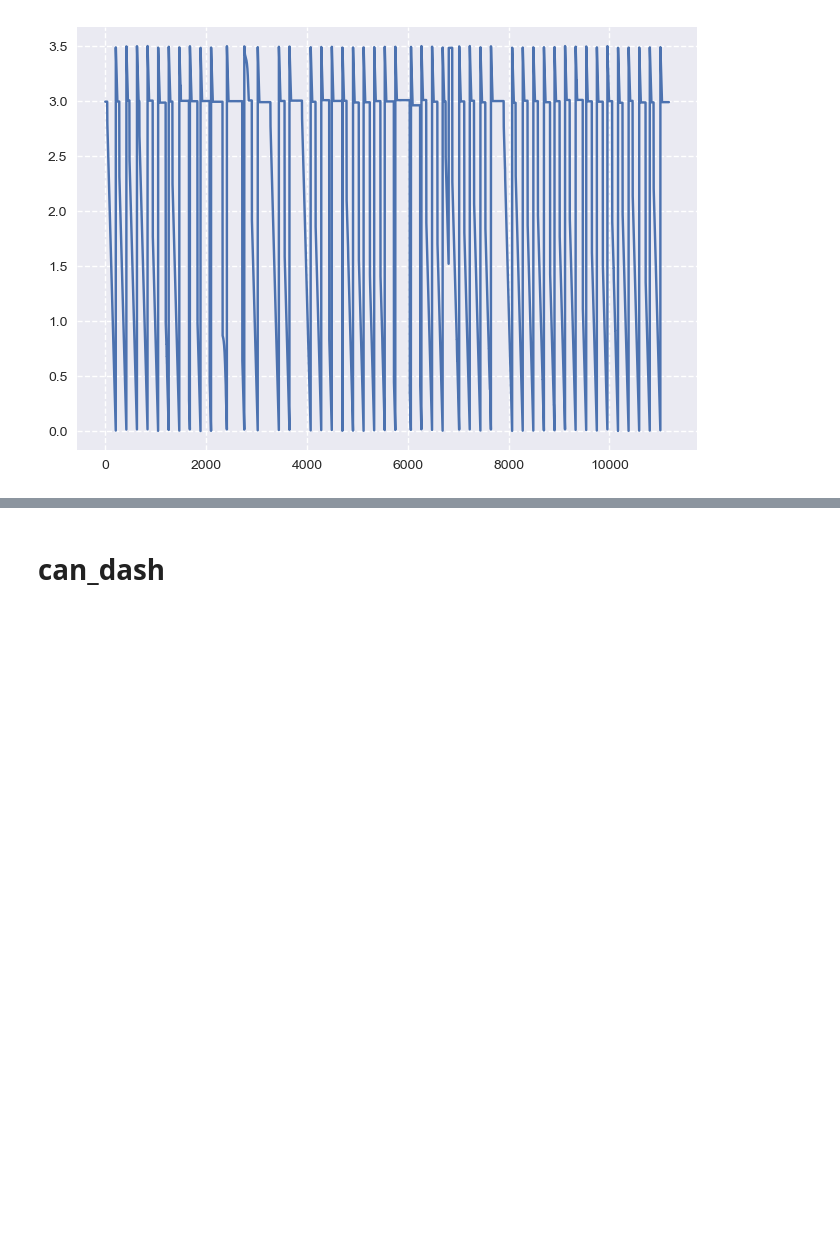
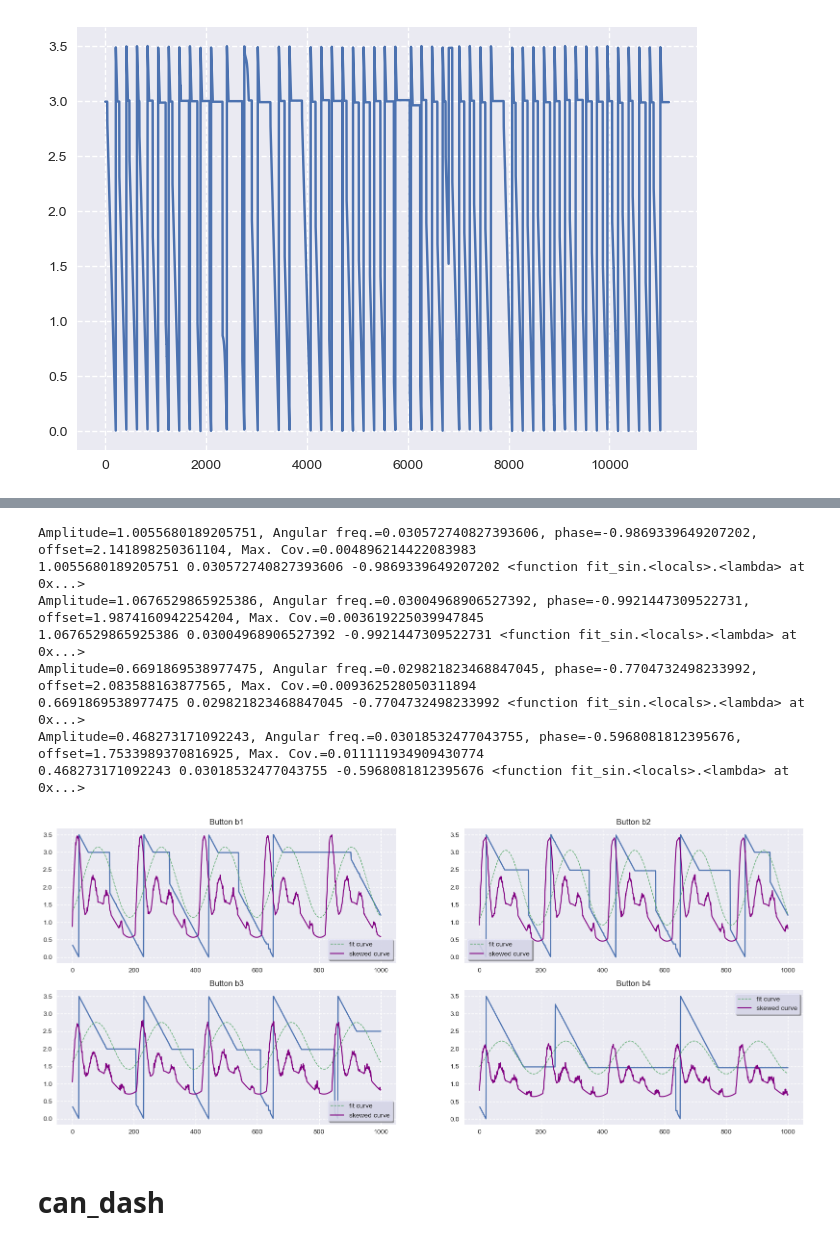
Before and after one commit to alexg-lviv/FruitTheNinja, a Jupyter notebook: ml/data_experiments.ipynb, the cells around one changed output, grey strips where cells are left out. Saved outputs shown, nothing was run; the diff lists cells and outputs as text; code cells hidden in the pictures; blank space fills up the shorter version.

```diff
--- a/ml/data_experiments.ipynb
+++ b/ml/data_experiments.ipynb
@@ -748,3 +764,49 @@ Amplitude=1.1873916536216496, Angular freq.=0.029523012756199427, phase=0.211631
+# %%
+plt.figure(figsize=(20, 8))
+for i, butt in enumerate(["b1", "b2", "b3", "b4"]):
+    plt.subplot(2, 2, i + 1)
+
+    tt = df["frame_count"][:1000]
+    tt2 = np.linspace(0, max(tt), 10*1000)
+    yynoise = df[butt][7000:8000]
+
+    res = fit_sin(tt, yynoise)
+    print( "Amplitude=%(amp)s, Angular freq.=%(omega)s, phase=%(phase)s, offset=%(offset)s, Max. Cov.=%(maxcov)s" % res )
+
+    # plt.plot(tt, yy, "-k", label="y", linewidth=2)
+    # plt.plot(tt, yynoise, "ok", label="y with noise")
+    plt.plot(tt, yynoise)
+
+    fitted_sine = res["fitfunc"](tt2)
+    noisy_fitted = np.clip(np.sum([res["amp"] * np.sin(res["omega"] * k * tt - 0.1 * res["phase"]) for k in range(0, 5, 1)], axis=0) + np.abs(np.random.normal(0, 0.1, len(tt))), 0, 3.5)
+
+    plt.plot(tt2, fitted_sine, label="fit curve", linewidth=1, ls="--")
+    # plt.plot(tt, noisy_fitted, label="y fit noisy", linewidth=1, ls="--")
+
+    from scipy.interpolate import interp1d
+    linear_interpolation = interp1d(tt, noisy_fitted, kind='linear', fill_value='extrapolate')
+    interpolated_array = np.clip(linear_interpolation(tt2), 0, 3.5)
+    # plt.plot(tt2, interpolated_array, label="y fit noisy", linewidth=1, ls="--")
+
+    plt.plot(tt2, np.mean([fitted_sine, 1.5 * interpolated_array], axis=0), label="skewed curve", lw=1.5, c="purple")
+
+    plt.legend(loc="best")
+    plt.title(f"Button {butt}")
+
+    print(res["amp"], res["omega"], res["phase"], res["fitfunc"])
+
+
+plt.show()
+# %% [output]
+Amplitude=1.0055680189205751, Angular freq.=0.030572740827393606, phase=-0.9869339649207202, offset=2.141898250361104, Max. Cov.=0.004896214422083983
+1.0055680189205751 0.030572740827393606 -0.9869339649207202 <function fit_sin.<locals>.<lambda> at 0x...>
+Amplitude=1.0676529865925386, Angular freq.=0.03004968906527392, phase=-0.9921447309522731, offset=1.9874160942254204, Max. Cov.=0.003619225039947845
+1.0676529865925386 0.03004968906527392 -0.9921447309522731 <function fit_sin.<locals>.<lambda> at 0x...>
+Amplitude=0.6691869538977475, Angular freq.=0.029821823468847045, phase=-0.7704732498233992, offset=2.083588163877565, Max. Cov.=0.009362528050311894
+0.6691869538977475 0.029821823468847045 -0.7704732498233992 <function fit_sin.<locals>.<lambda> at 0x...>
+Amplitude=0.468273171092243, Angular freq.=0.03018532477043755, phase=-0.5968081812395676, offset=1.7533989370816925, Max. Cov.=0.011111934909430774
+0.468273171092243 0.03018532477043755 -0.5968081812395676 <function fit_sin.<locals>.<lambda> at 0x...>
+[figure, added]
 # %% [markdown]
 # can_dash
 # %%
```
Also changed, not shown: parts of 28 cells of this notebook, 2 other files.
